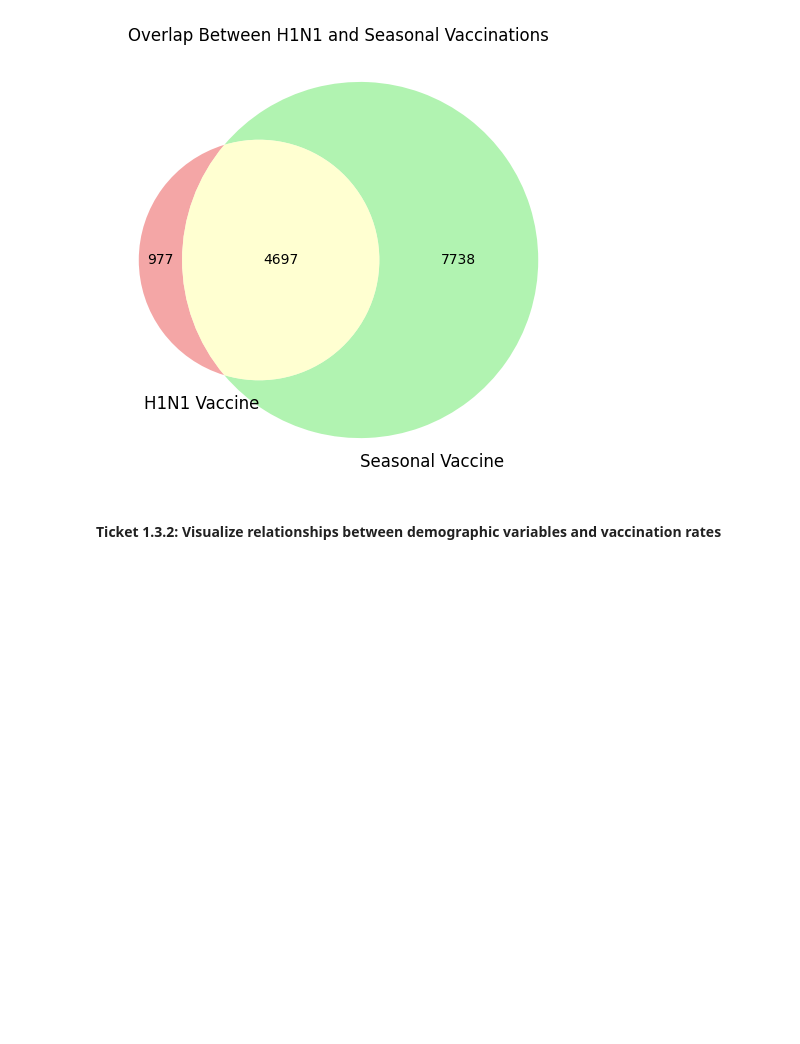
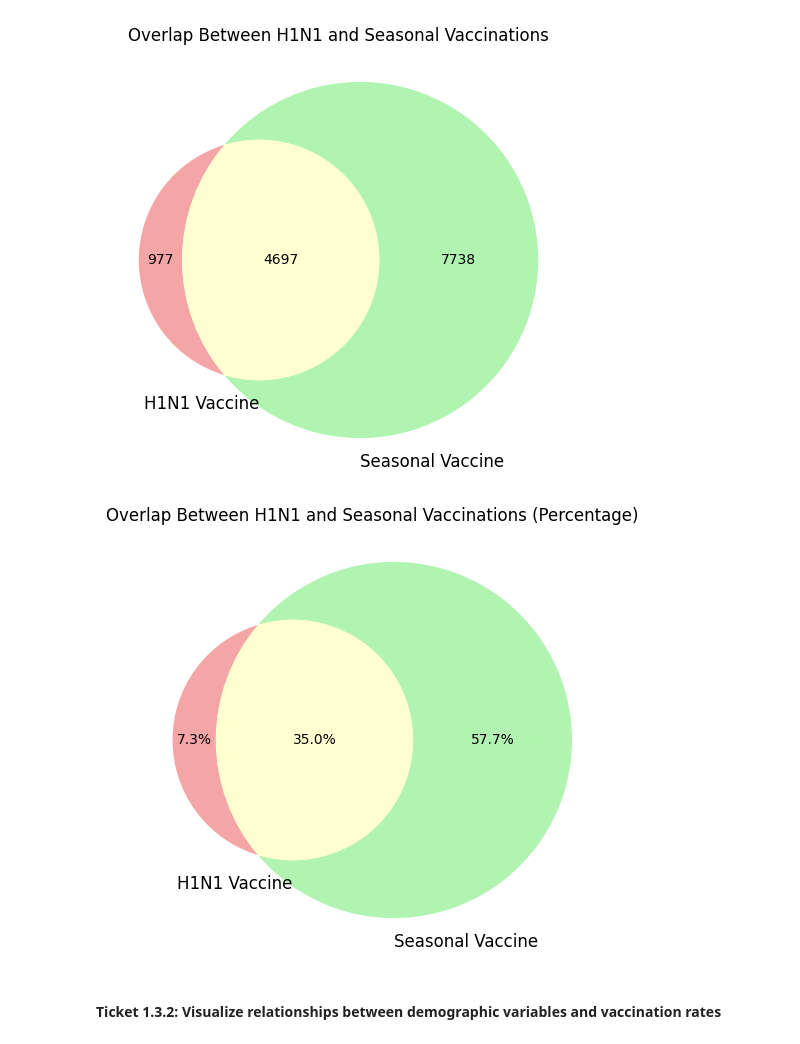
Before and after one commit to gulnamo01/Project-A_Data-Circle, a Jupyter notebook: notebooks/yahya_eda.ipynb, the cells around one changed output. Cells and saved outputs as stored; diff of their text form; code cells hidden in the pictures; blank space fills up the shorter version.

Commit message:
added the percentage graph for target variables overlap

```diff
--- a/notebooks/yahya_eda.ipynb
+++ b/notebooks/yahya_eda.ipynb
@@ -552,6 +601,36 @@ plt.title("Overlap Between H1N1 and Seasonal Vaccinations")
 plt.show()
 # %% [output]
 [figure]
+# %%
+# Count each group
+only_h1n1 = ((train_data['h1n1_vaccine'] == 1) & (train_data['seasonal_vaccine'] == 0)).sum()
+only_seasonal = ((train_data['h1n1_vaccine'] == 0) & (train_data['seasonal_vaccine'] == 1)).sum()
+both = ((train_data['h1n1_vaccine'] == 1) & (train_data['seasonal_vaccine'] == 1)).sum()
+
+# Total number of relevant samples (only ones that took at least one vaccine)
+total = only_h1n1 + only_seasonal + both
+
+# Convert to percentages
+only_h1n1_pct = only_h1n1 / total * 100
+only_seasonal_pct = only_seasonal / total * 100
+both_pct = both / total * 100
+
+# Plot Venn with percentages
+plt.figure(figsize=(6, 6))
+venn = venn2(subsets=(only_h1n1_pct, only_seasonal_pct, both_pct),
+             set_labels=('H1N1 Vaccine', 'Seasonal Vaccine'),
+             set_colors=('lightcoral', 'lightgreen'), alpha=0.7)
+
+# Format the labels to show percentages
+for idx in ['10', '01', '11']:  # '10' = only A, '01' = only B, '11' = both
+    if venn.get_label_by_id(idx):
+        label_value = float(venn.get_label_by_id(idx).get_text())
+        venn.get_label_by_id(idx).set_text(f"{label_value:.1f}%")
+
+plt.title("Overlap Between H1N1 and Seasonal Vaccinations (Percentage)")
+plt.show()
+# %% [output]
+[figure, added]
 # %% [markdown]
 #### Ticket 1.3.2: Visualize relationships between demographic variables and vaccination rates
 # %% [markdown]
```
Also changed, not shown: parts of 4 cells of this notebook.
